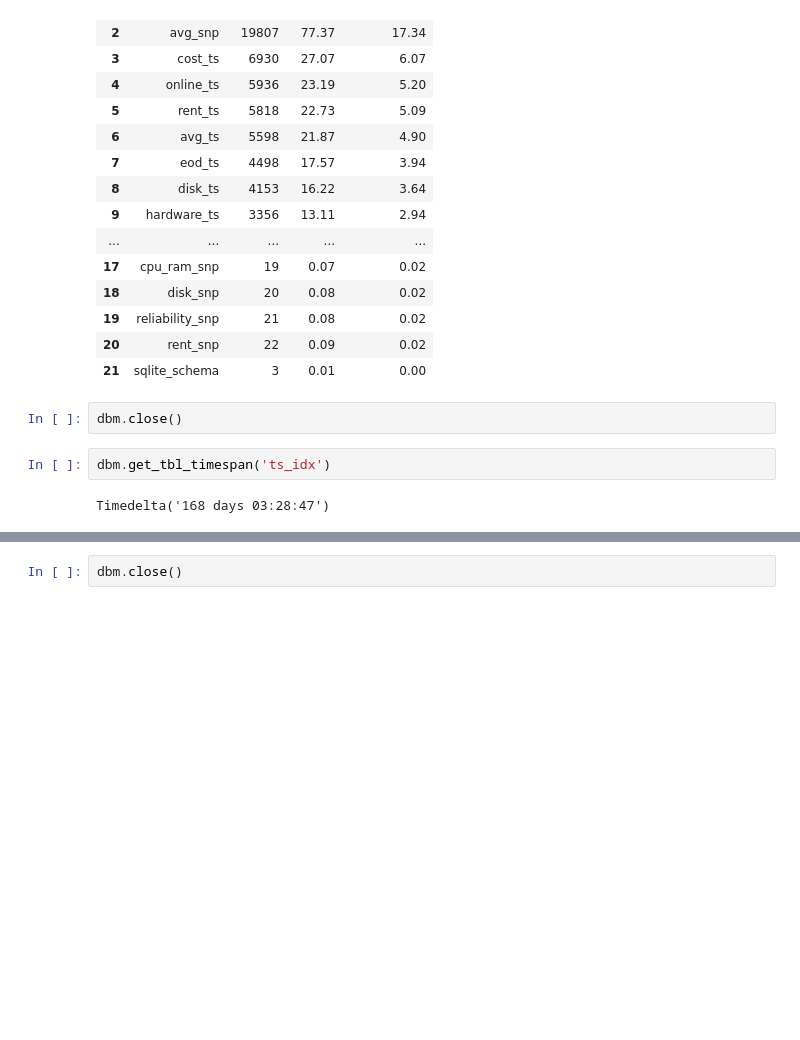
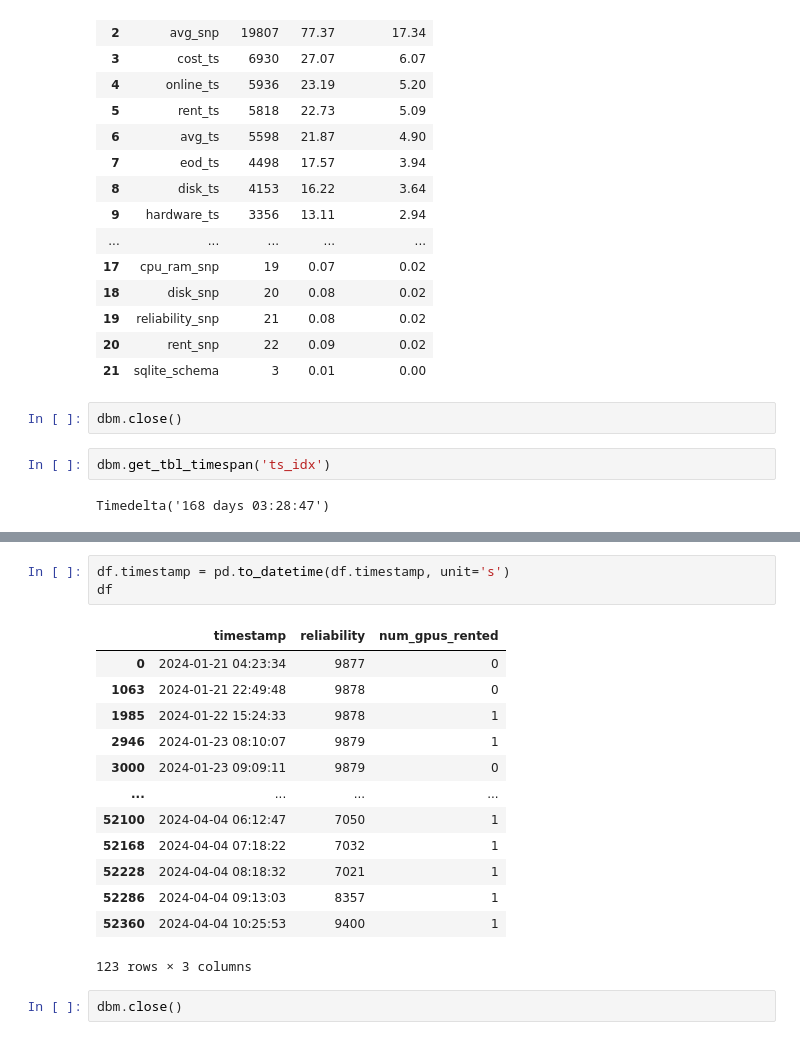
Before and after one commit to alkorolyov/vast-stats, a Jupyter notebook: notebooks/10 - tests.ipynb, the cells around one changed output, grey strips where cells are left out. Drawn from its saved outputs; the diff is of its cells as text; blank space fills up the shorter version.

```diff
--- a/notebooks/10 - tests.ipynb
+++ b/notebooks/10 - tests.ipynb
@@ -140,2 +185,19 @@ plt.yscale('log');
+# %%
+df.timestamp = pd.to_datetime(df.timestamp, unit='s')
+df
+# %% [output]
+|  | timestamp | reliability | num_gpus_rented |
+| 0 | 2024-01-21 04:23:34 | 9877 | 0 |
+| 1063 | 2024-01-21 22:49:48 | 9878 | 0 |
+| 1985 | 2024-01-22 15:24:33 | 9878 | 1 |
+| 2946 | 2024-01-23 08:10:07 | 9879 | 1 |
+| 3000 | 2024-01-23 09:09:11 | 9879 | 0 |
+| ... | ... | ... | ... |
+| 52100 | 2024-04-04 06:12:47 | 7050 | 1 |
+| 52168 | 2024-04-04 07:18:22 | 7032 | 1 |
+| 52228 | 2024-04-04 08:18:32 | 7021 | 1 |
+| 52286 | 2024-04-04 09:13:03 | 8357 | 1 |
+| 52360 | 2024-04-04 10:25:53 | 9400 | 1 |
+123 rows × 3 columns
 # %%
 dbm.close()
```
Also changed, not shown: parts of 9 cells of this notebook.
